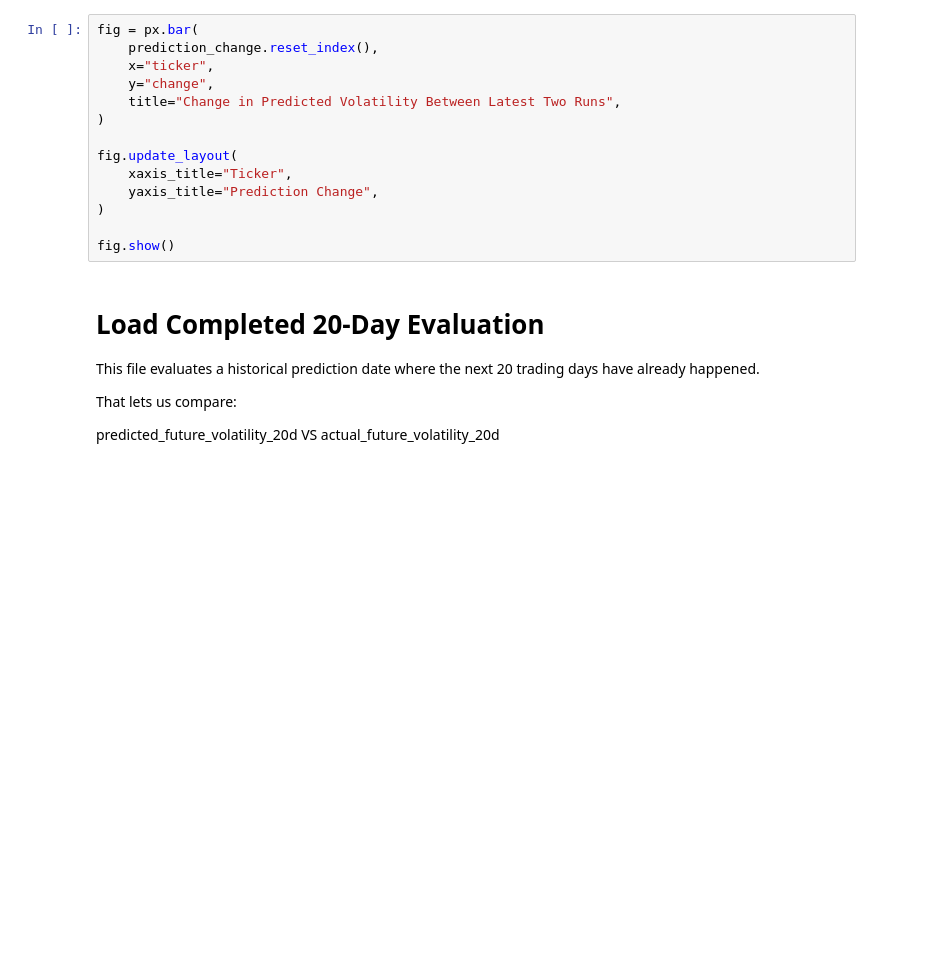
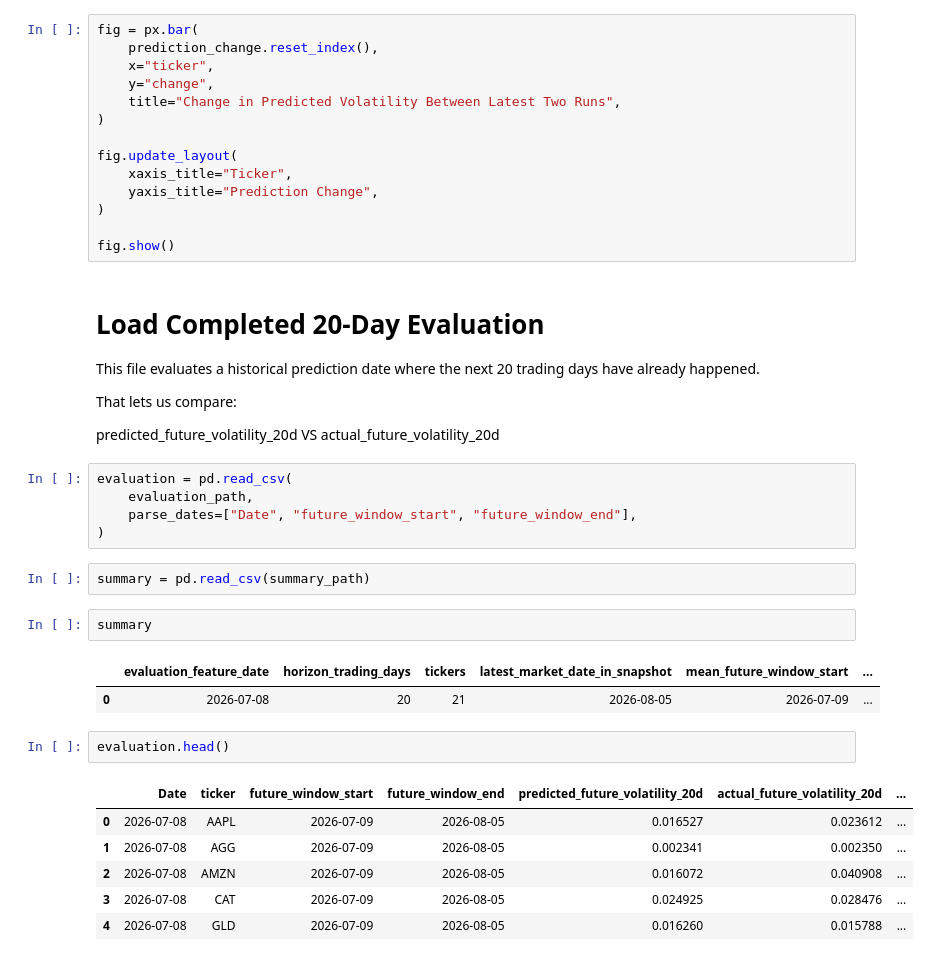
Before and after one commit to SamiiShabuse/INFO442-Group-Project, a Jupyter notebook: notebooks/07_live_model_evaluation/01_live_rf_real_data_evaluation.ipynb, the cells around one changed output. Saved outputs shown, nothing was run; the diff lists cells and outputs as text; blank space fills up the shorter version.

```diff
--- a/notebooks/07_live_model_evaluation/01_live_rf_real_data_evaluation.ipynb
+++ b/notebooks/07_live_model_evaluation/01_live_rf_real_data_evaluation.ipynb
@@ -146,3 +146,24 @@ This file evaluates a historical prediction date where the next 20 trading days
 That lets us compare:
 
 predicted_future_volatility_20d VS actual_future_volatility_20d
+# %%
+evaluation = pd.read_csv(
+    evaluation_path,
+    parse_dates=["Date", "future_window_start", "future_window_end"],
+)
+# %%
+summary = pd.read_csv(summary_path)
+# %%
+summary
+# %% [output]
+|  | evaluation_feature_date | horizon_trading_days | tickers | latest_market_date_in_snapshot | mean_future_window_start | ... |
+| 0 | 2026-07-08 | 20 | 21 | 2026-08-05 | 2026-07-09 | ... |
+# %%
+evaluation.head()
+# %% [output]
+|  | Date | ticker | future_window_start | future_window_end | predicted_future_volatility_20d | actual_future_volatility_20d | ... |
+| 0 | 2026-07-08 | AAPL | 2026-07-09 | 2026-08-05 | 0.016527 | 0.023612 | ... |
+| 1 | 2026-07-08 | AGG | 2026-07-09 | 2026-08-05 | 0.002341 | 0.002350 | ... |
+| 2 | 2026-07-08 | AMZN | 2026-07-09 | 2026-08-05 | 0.016072 | 0.040908 | ... |
+| 3 | 2026-07-08 | CAT | 2026-07-09 | 2026-08-05 | 0.024925 | 0.028476 | ... |
+| 4 | 2026-07-08 | GLD | 2026-07-09 | 2026-08-05 | 0.016260 | 0.015788 | ... |
```
Also changed, not shown: parts of 12 cells of this notebook.
